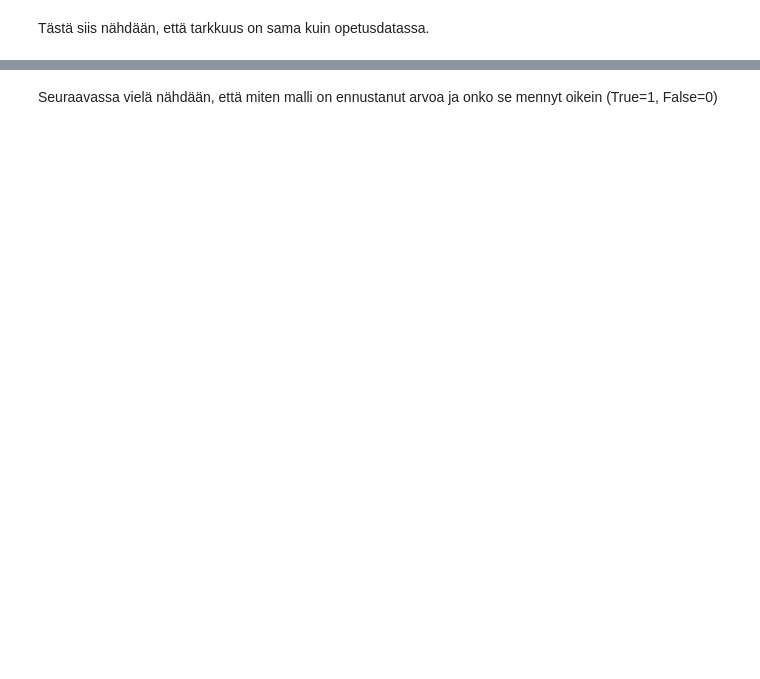
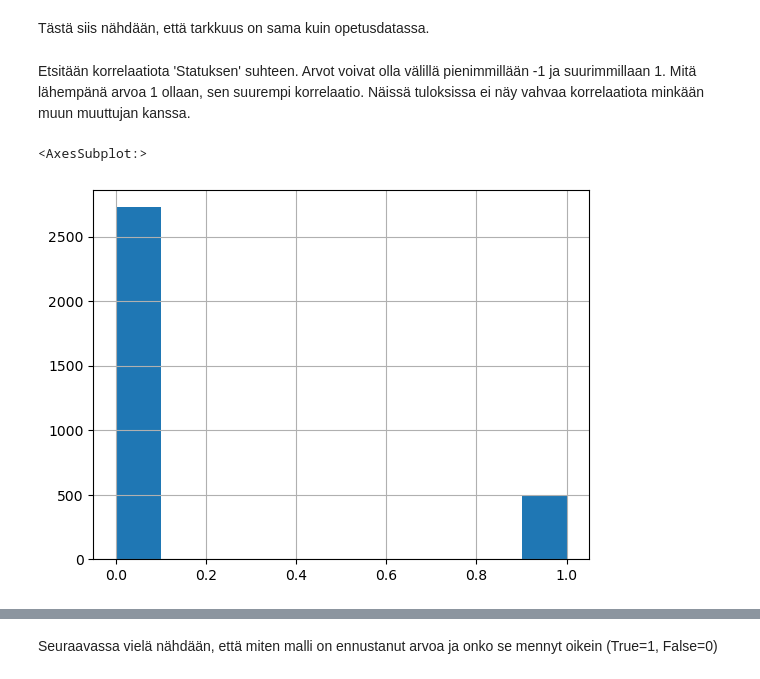
Before and after one commit to hetasks/loppuprojektiSyvaOppiminen, a Jupyter notebook: 1_data_preprocessing.ipynb, the cells around one changed output, grey strips where cells are left out. Saved outputs shown, nothing was run; the diff lists cells and outputs as text; code cells hidden in the pictures; blank space fills up the shorter version.

```diff
--- a/1_data_preprocessing.ipynb
+++ b/1_data_preprocessing.ipynb
@@ -232,0 +165,10 @@ df_breastCancer.head()
+# %%
+from sklearn.preprocessing import OrdinalEncoder
+
+enc = OrdinalEncoder()
+
+
+df_breastCancer[['Race','Marital Status','T Stage ','N Stage','6th Stage','differentiate','Grade','A Stage','Estrogen Status','Progesterone Status','Status;']] = enc.fit_transform(df_breastCancer[['Race','Marital Status','T Stage ','N Stage','6th Stage','differentiate','Grade','A Stage','Estrogen Status','Progesterone Status','Status;']])
+
+
+enc.set_params(encoded_missing_value=-1).fit_transform(df_breastCancer[['Race','Marital Status','T Stage ','N Stage','6th Stage','differentiate','Grade','A Stage','Estrogen Status','Progesterone Status','Status;']])
@@ -334,2 +369,9 @@ print(f"Accuracy with unseen {len(y_test_unseen)} samples: {acc*100:.3f}")
 # %% [markdown]
 Tästä siis nähdään, että tarkkuus on sama kuin opetusdatassa.
+# %% [markdown]
+Etsitään korrelaatiota 'Statuksen' suhteen. Arvot voivat olla välillä pienimmillään -1 ja suurimmillaan 1. Mitä lähempänä arvoa 1 ollaan, sen suurempi korrelaatio. Näissä tuloksissa ei näy vahvaa korrelaatiota minkään muun muuttujan kanssa.
+# %%
+df_train['Status;'].hist()
+# %% [output]
+<AxesSubplot:>
+[figure, added]
```
Also changed, not shown: parts of 44 cells of this notebook.
